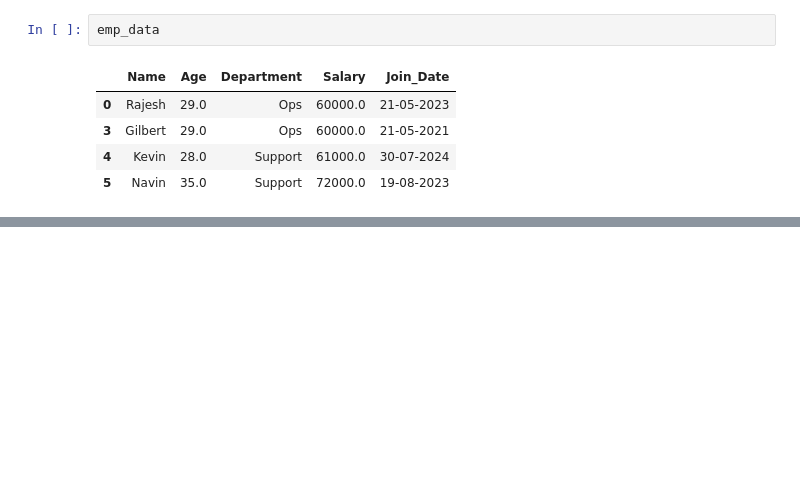
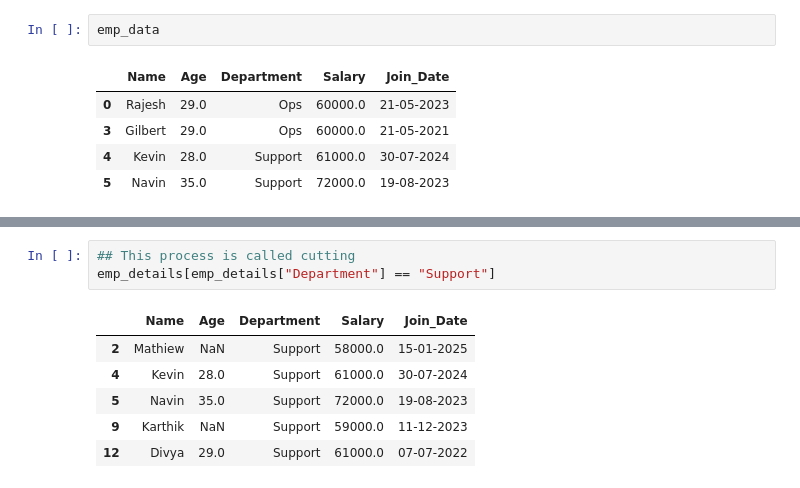
Before and after one commit to Dhinesh-Developer/python_dk_mastery, a Jupyter notebook: pandas pratical 2.ipynb, the cells around one changed output, grey strips where cells are left out. Drawn from its saved outputs; the diff is of its cells as text; blank space fills up the shorter version.

```diff
--- a/pandas pratical 2.ipynb
+++ b/pandas pratical 2.ipynb
@@ -255,0 +359,10 @@ emp_data
+# %%
+## This process is called cutting
+emp_details[emp_details["Department"] == "Support"]
+# %% [output]
+|  | Name | Age | Department | Salary | Join_Date |
+| 2 | Mathiew | NaN | Support | 58000.0 | 15-01-2025 |
+| 4 | Kevin | 28.0 | Support | 61000.0 | 30-07-2024 |
+| 5 | Navin | 35.0 | Support | 72000.0 | 19-08-2023 |
+| 9 | Karthik | NaN | Support | 59000.0 | 11-12-2023 |
+| 12 | Divya | 29.0 | Support | 61000.0 | 07-07-2022 |
```
Also changed, not shown: parts of 17 cells of this notebook, 2 other files.
